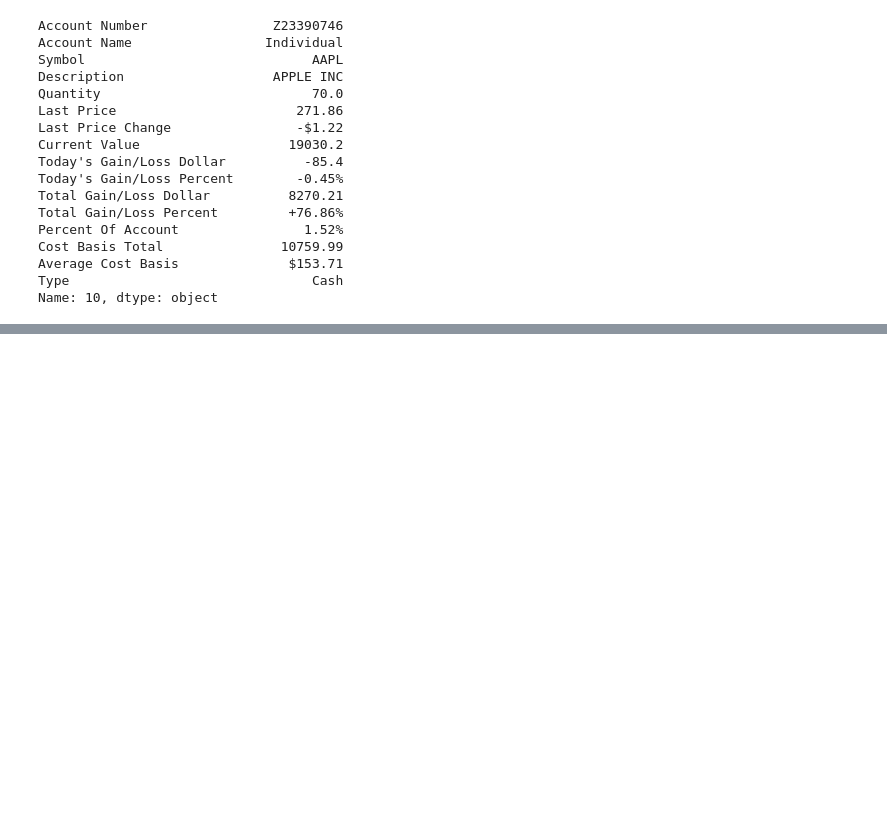
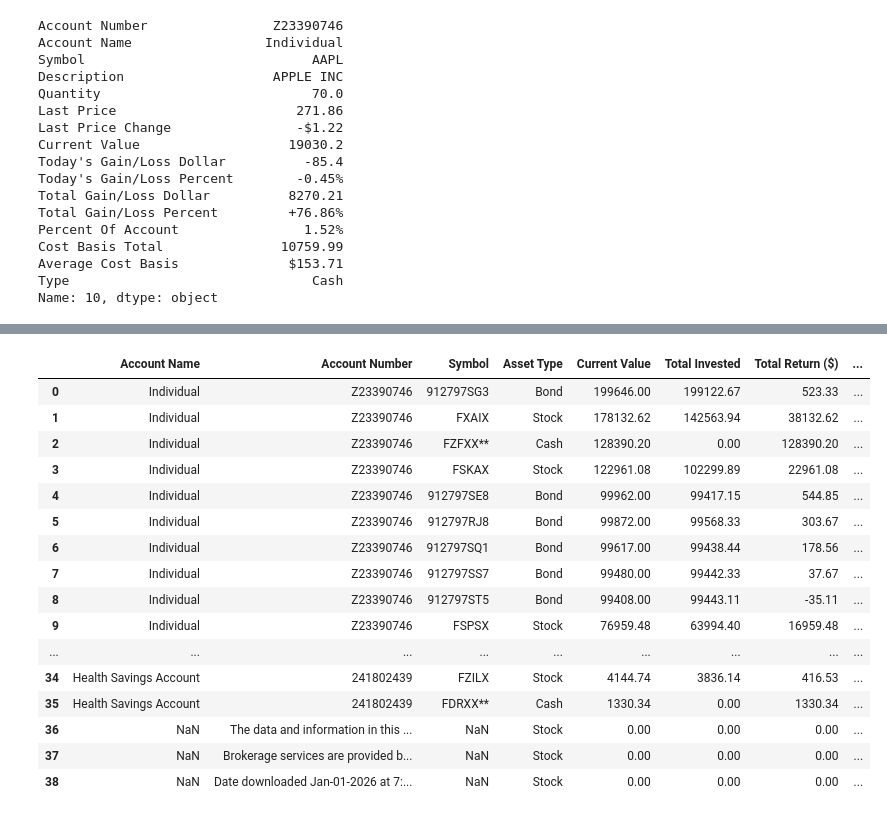
Before and after one commit to yifan-lee/fidelity-portfolio-tracker, a Jupyter notebook: Dev.ipynb, the cells around one changed output, grey strips where cells are left out. Cells and saved outputs as stored; diff of their text form; code cells hidden in the pictures; blank space fills up the shorter version.

```diff
--- a/Dev.ipynb
+++ b/Dev.ipynb
@@ -372,0 +330,74 @@ cash_flows
+# %%
+from support_functions.analysis import (
+    load_data,categorize_asset,xirr
+)
+data_dir = f'{project_path}/data'
+positions_df, history_df, latest_date = load_data(data_dir)
+results = []
+for i, row in positions_df.iterrows():
+    symbol = row['Symbol']
+    account_num = row['Account Number']
+    account_name = row['Account Name']
+    current_val = row['Current Value']
+    quantity = row['Quantity']
+    asset_type = categorize_asset(row)
+
+    # Filter History
+    mask = (history_df['Account Number'] == account_num) & (history_df['Symbol'] == symbol)
+    symbol_hist = history_df[mask]
+
+    # Build Cash Flows
+    cash_flows = []
+
+    # 1. Transactions (Buys are negative amount, Sells/Divs are positive amount in Fidelity History)
+    # Verify assumption:
+    # Buy: Amount is negative (outflow).
+    # Sell: Amount is positive (inflow).
+    # Div: Amount is positive (inflow).
+    # So we can sum 'Amount ($)' directly.
+
+    relevant_actions = symbol_hist[symbol_hist['Amount ($)'].notna()].reset_index(drop=True)
+
+    total_invested = 0
+    total_returned = 0
+
+    for _, h_row in relevant_actions.iterrows():
+        date = h_row['Run Date']
+        amt = h_row['Amount ($)']
+        cash_flows.append((date, amt))
+
+        if amt < 0:
+            total_invested += abs(amt)
+        else:
+            total_returned += amt
+
+    # 2. Add Current Value as a final "inflow" on the latest position date
+    # Only if we currently hold it (Current Value > 0)
+    # today = datetime.now() -> Changed to latest_date from file
+    if current_val > 0:
+        cash_flows.append((latest_date, current_val))
+
+    # Metrics
+    irr_val = xirr(cash_flows)
+
+    # Total Return ($) = (Total Returned + Current Value) - Total Invested
+    # Or simply Sum of all Cash Flows (since Flows include negative buys and positive sells/divs) + Current Value
+    total_return_dollar = sum([cf[1] for cf in cash_flows]) # Note: cash_flows includes Current Value now
+
+    # Return % = Total Return $ / Total Invested
+    # (Simple ROI, distinct from IRR)
+    total_return_pct = (total_return_dollar / total_invested) if total_invested > 0 else 0
+
+    results.append({
+        'Account Name': account_name,
+        'Account Number': account_num,
+        'Symbol': symbol,
+        'Asset Type': asset_type,
+        'Current Value': current_val,
+        'Total Invested': total_invested,
+        'Total Return ($)': total_return_dollar,
+        'Total Return (%)': total_return_pct,
+        'IRR': irr_val if irr_val is not None else np.nan
+    })
+pd.DataFrame(results)
+# %% [output]
@@ -372,0 +406,17 @@ cash_flows
+|  | Account Name | Account Number | Symbol | Asset Type | Current Value | Total Invested | Total Return ($) | ... |
+| 0 | Individual | Z23390746 | 912797SG3 | Bond | 199646.00 | 199122.67 | 523.33 | ... |
+| 1 | Individual | Z23390746 | FXAIX | Stock | 178132.62 | 142563.94 | 38132.62 | ... |
+| 2 | Individual | Z23390746 | FZFXX** | Cash | 128390.20 | 0.00 | 128390.20 | ... |
+| 3 | Individual | Z23390746 | FSKAX | Stock | 122961.08 | 102299.89 | 22961.08 | ... |
+| 4 | Individual | Z23390746 | 912797SE8 | Bond | 99962.00 | 99417.15 | 544.85 | ... |
+| 5 | Individual | Z23390746 | 912797RJ8 | Bond | 99872.00 | 99568.33 | 303.67 | ... |
+| 6 | Individual | Z23390746 | 912797SQ1 | Bond | 99617.00 | 99438.44 | 178.56 | ... |
+| 7 | Individual | Z23390746 | 912797SS7 | Bond | 99480.00 | 99442.33 | 37.67 | ... |
+| 8 | Individual | Z23390746 | 912797ST5 | Bond | 99408.00 | 99443.11 | -35.11 | ... |
+| 9 | Individual | Z23390746 | FSPSX | Stock | 76959.48 | 63994.40 | 16959.48 | ... |
+| ... | ... | ... | ... | ... | ... | ... | ... | ... |
+| 34 | Health Savings Account | 241802439 | FZILX | Stock | 4144.74 | 3836.14 | 416.53 | ... |
+| 35 | Health Savings Account | 241802439 | FDRXX** | Cash | 1330.34 | 0.00 | 1330.34 | ... |
+| 36 | NaN | The data and information in this ... | NaN | Stock | 0.00 | 0.00 | 0.00 | ... |
+| 37 | NaN | Brokerage services are provided b... | NaN | Stock | 0.00 | 0.00 | 0.00 | ... |
+| 38 | NaN | Date downloaded Jan-01-2026 at 7:... | NaN | Stock | 0.00 | 0.00 | 0.00 | ... |
```
Also changed, not shown: parts of 14 cells of this notebook, 4 other files.
